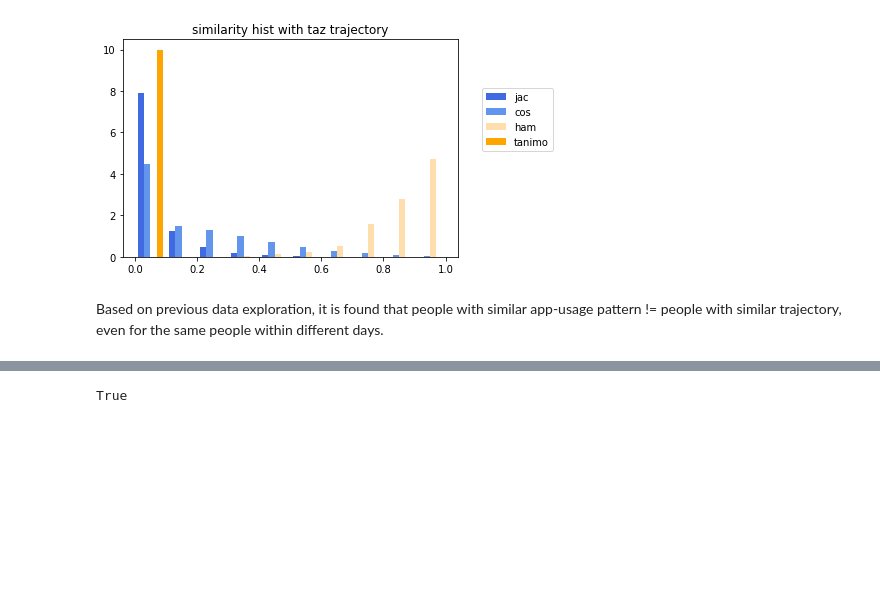
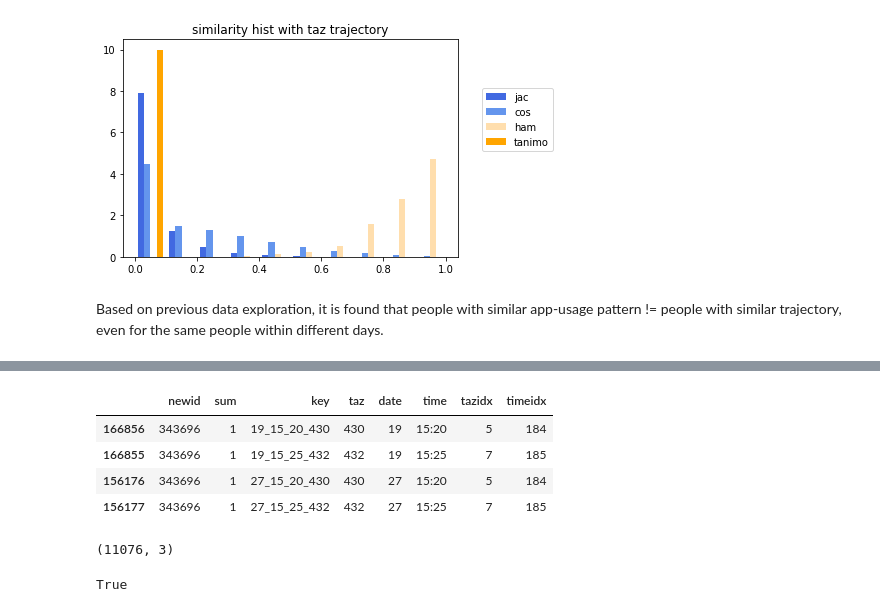
Before and after one commit to Yiran6/app_baseddata_processing, a Jupyter notebook: app_based_dt_check.ipynb, the cells around one changed output, grey strips where cells are left out. Cells and saved outputs as stored; diff of their text form; code cells hidden in the pictures; blank space fills up the shorter version.

```diff
--- a/app_based_dt_check.ipynb
+++ b/app_based_dt_check.ipynb
@@ -584,0 +618,12 @@ sim_result_ts
+# %%
+dt12days[(dt12days['newid']==343696)&(dt12days['date'].isin([19, 27]))]
+# %% [output]
+|  | newid | sum | key | taz | date | time | tazidx | timeidx |
+| 166856 | 343696 | 1 | 19_15_20_430 | 430 | 19 | 15:20 | 5 | 184 |
+| 166855 | 343696 | 1 | 19_15_25_432 | 432 | 19 | 15:25 | 7 | 185 |
+| 156176 | 343696 | 1 | 27_15_20_430 | 430 | 27 | 15:20 | 5 | 184 |
+| 156177 | 343696 | 1 | 27_15_25_432 | 432 | 27 | 15:25 | 7 | 185 |
+# %%
+obs_sum[obs_sum['num_obs']>10].shape
+# %% [output]
+(11076, 3)
```
Also changed, not shown: parts of 19 cells of this notebook, 2 other files.
